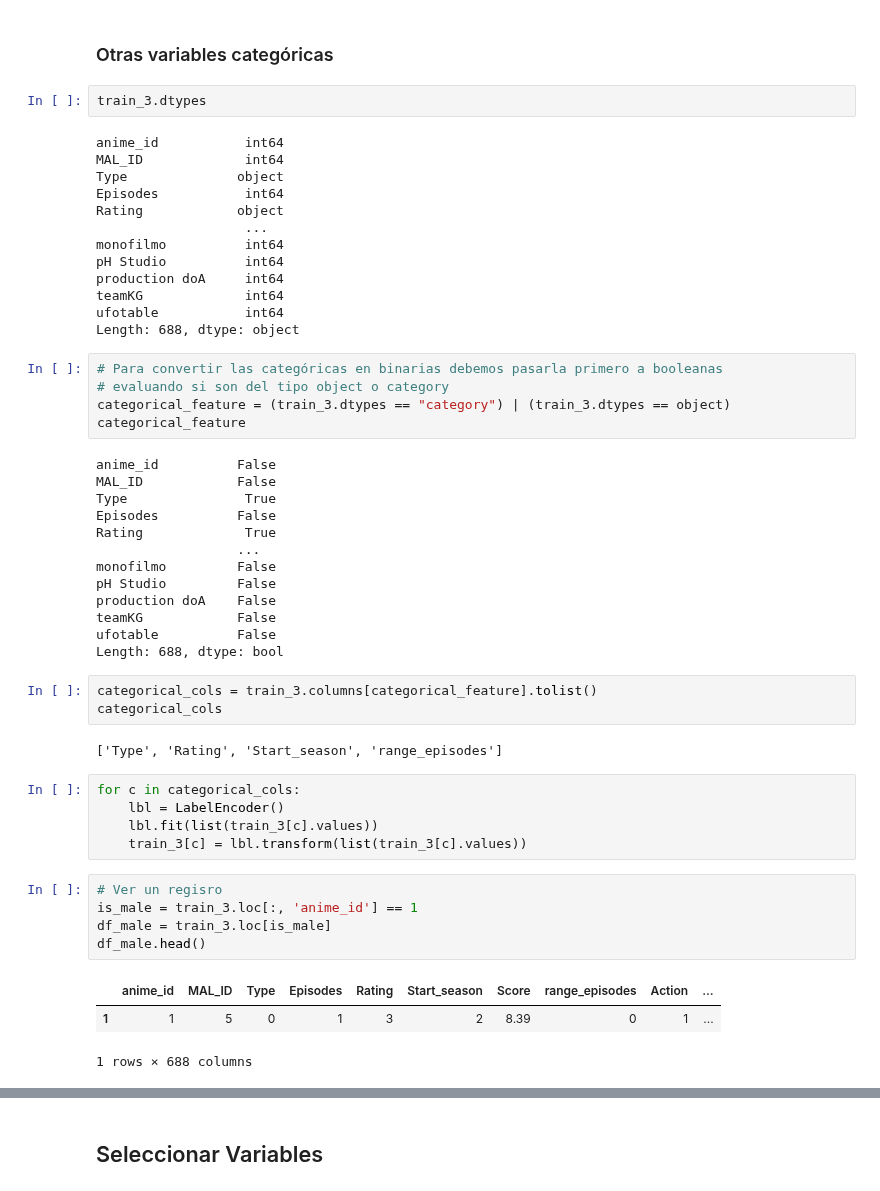
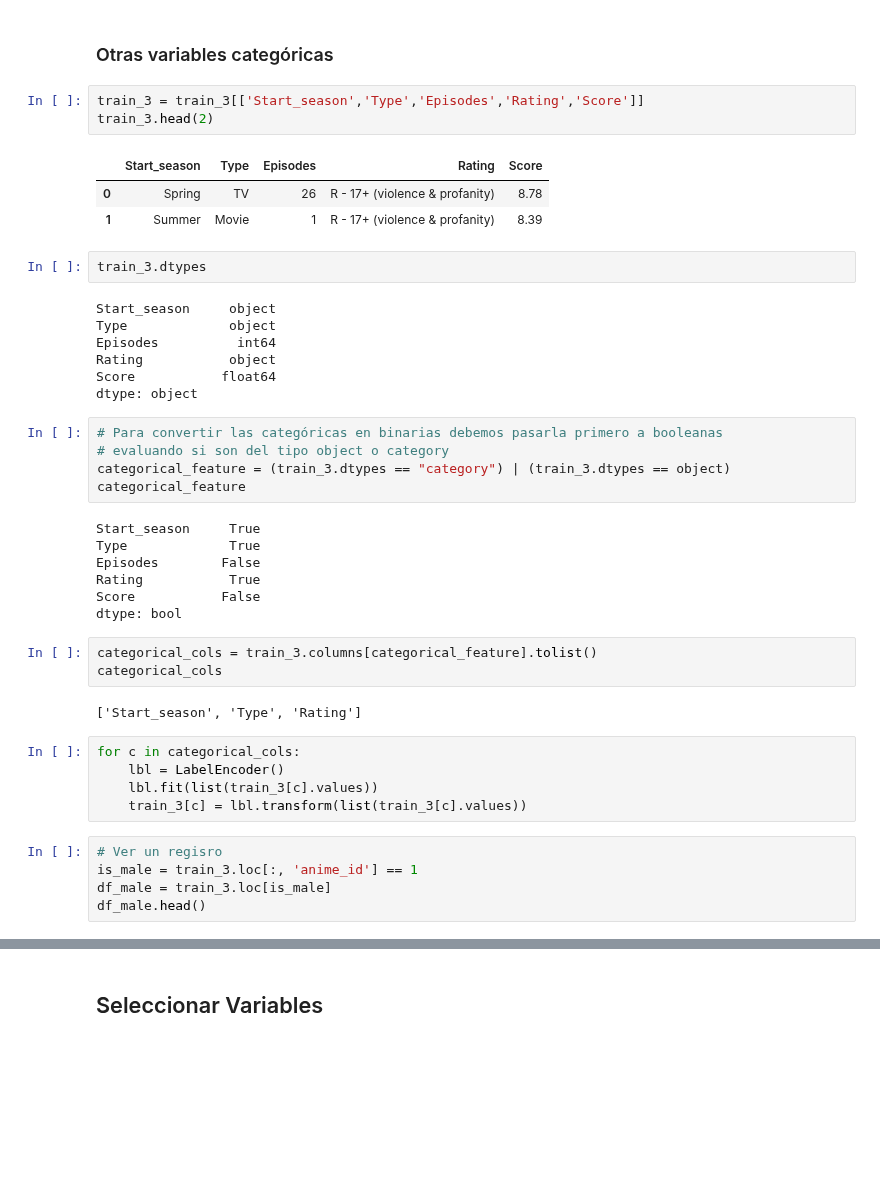
Before and after one commit to Cgarciaz/Machine_Learning, a Jupyter notebook: src/notebooks/modelos_ML.ipynb, the cells around one changed output, grey strips where cells are left out. Saved outputs shown, nothing was run; the diff lists cells and outputs as text; blank space fills up the shorter version.

```diff
--- a/src/notebooks/modelos_ML.ipynb
+++ b/src/notebooks/modelos_ML.ipynb
@@ -138,43 +142,38 @@ train_3.head(2)
 # %% [markdown]
 ### Otras variables categóricas
+# %%
+train_3 = train_3[['Start_season','Type','Episodes','Rating','Score']]
+train_3.head(2)
+# %% [output]
+|  | Start_season | Type | Episodes | Rating | Score |
+| 0 | Spring | TV | 26 | R - 17+ (violence & profanity) | 8.78 |
+| 1 | Summer | Movie | 1 | R - 17+ (violence & profanity) | 8.39 |
 # %%
 train_3.dtypes
 # %% [output]
-anime_id           int64
-MAL_ID             int64
-Type              object
-Episodes           int64
-Rating            object
-                   ...
-monofilmo          int64
-pH Studio          int64
-production doA     int64
-teamKG             int64
-ufotable           int64
-Length: 688, dtype: object
+Start_season     object
+Type             object
+Episodes          int64
+Rating           object
+Score           float64
+dtype: object
 # %%
 # Para convertir las categóricas en binarias debemos pasarla primero a booleanas
 # evaluando si son del tipo object o category
 categorical_feature = (train_3.dtypes == "category") | (train_3.dtypes == object)
 categorical_feature
 # %% [output]
-anime_id          False
-MAL_ID            False
-Type               True
-Episodes          False
-Rating             True
-                  ...
-monofilmo         False
-pH Studio         False
-production doA    False
-teamKG            False
-ufotable          False
-Length: 688, dtype: bool
+Start_season     True
+Type             True
+Episodes        False
+Rating           True
+Score           False
+dtype: bool
 # %%
 categorical_cols = train_3.columns[categorical_feature].tolist()
 categorical_cols
 # %% [output]
-['Type', 'Rating', 'Start_season', 'range_episodes']
+['Start_season', 'Type', 'Rating']
 # %%
 for c in categorical_cols:
     lbl = LabelEncoder()
@@ -185,10 +184,6 @@ for c in categorical_cols:
 is_male = train_3.loc[:, 'anime_id'] == 1
 df_male = train_3.loc[is_male]
 df_male.head()
-# %% [output]
-|  | anime_id | MAL_ID | Type | Episodes | Rating | Start_season | Score | range_episodes | Action | ... |
-| 1 | 1 | 5 | 0 | 1 | 3 | 2 | 8.39 | 0 | 1 | ... |
-1 rows × 688 columns
 # %%
 train_3.dtypes
 # %% [output]
```
Also changed, not shown: parts of 16 cells of this notebook.
